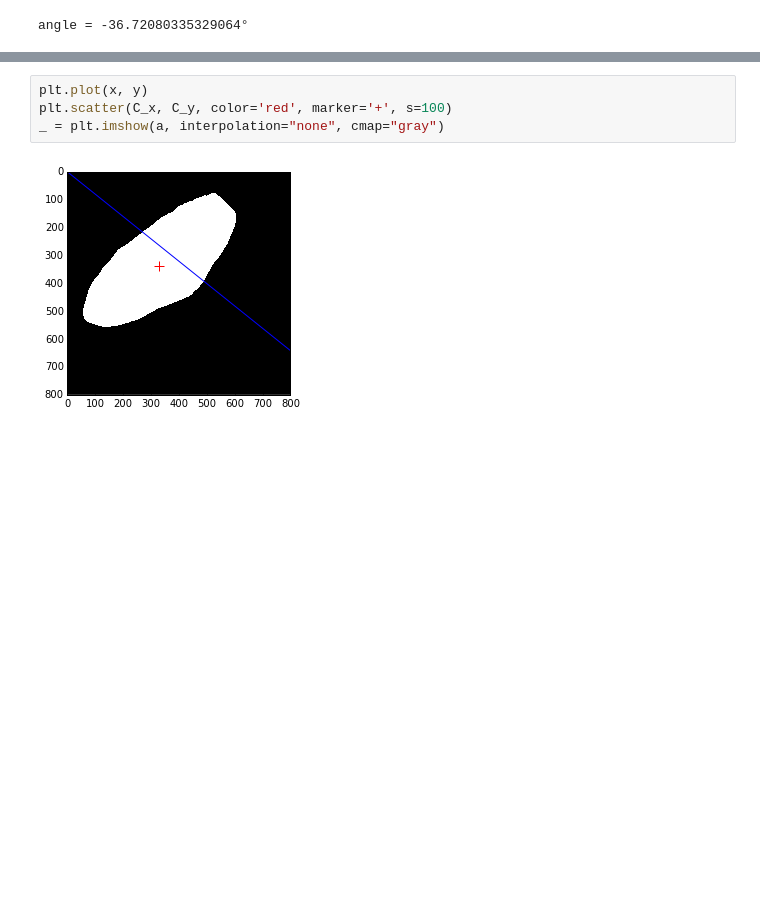
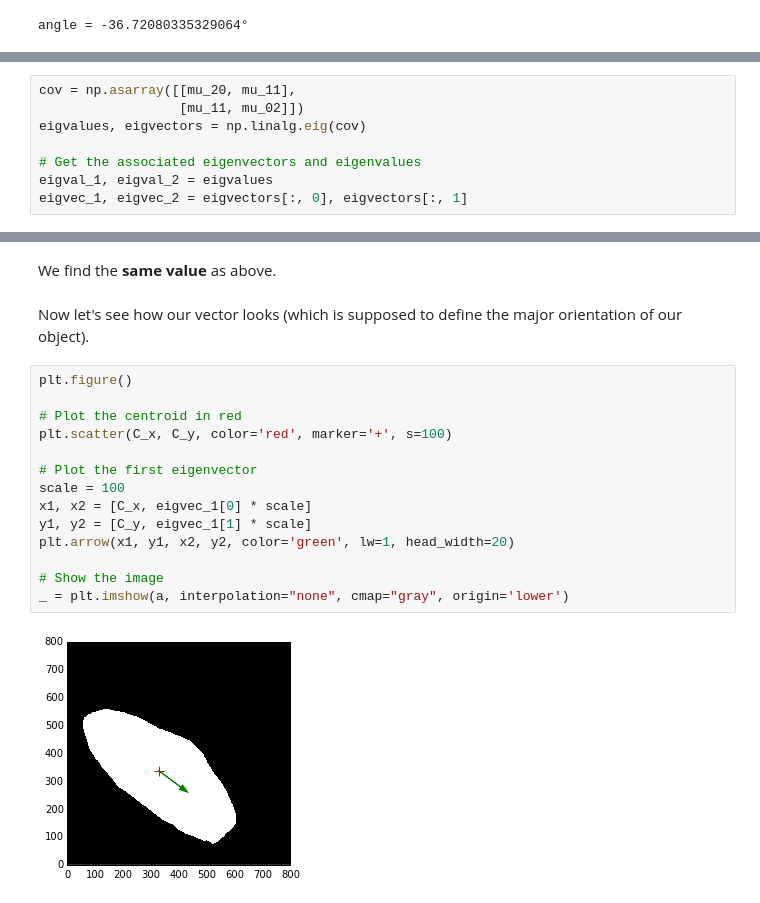
Before and after one commit to hadim/Public-Notebooks, a Jupyter notebook: fit_ellipse/fit_ellipse.ipynb, the cells around one changed output, grey strips where cells are left out. Saved outputs shown, nothing was run; the diff lists cells and outputs as text; blank space fills up the shorter version.

```diff
--- a/fit_ellipse/fit_ellipse.ipynb
+++ b/fit_ellipse/fit_ellipse.ipynb
@@ -178,0 +205,8 @@ y = x * np.cos(theta)
+# %%
+cov = np.asarray([[mu_20, mu_11],
+                  [mu_11, mu_02]])
+eigvalues, eigvectors = np.linalg.eig(cov)
+
+# Get the associated eigenvectors and eigenvalues
+eigval_1, eigval_2 = eigvalues
+eigvec_1, eigvec_2 = eigvectors[:, 0], eigvectors[:, 1]
@@ -179,6 +231,20 @@ y = x * np.cos(theta)
+# %% [markdown]
+We find the **same value** as above.
+# %% [markdown]
+Now let's see how our vector looks (which is supposed to define the major orientation of our object).
 # %%
-plt.plot(x, y)
+plt.figure()
+
+# Plot the centroid in red
 plt.scatter(C_x, C_y, color='red', marker='+', s=100)
-_ = plt.imshow(a, interpolation="none", cmap="gray")
+
+# Plot the first eigenvector
+scale = 100
+x1, x2 = [C_x, eigvec_1[0] * scale]
+y1, y2 = [C_y, eigvec_1[1] * scale]
+plt.arrow(x1, y1, x2, y2, color='green', lw=1, head_width=20)
+
+# Show the image
+_ = plt.imshow(a, interpolation="none", cmap="gray", origin='lower')
 # %% [output]
-[figure, old version]
+[figure, new version]
```
Also changed, not shown: parts of 22 cells of this notebook, 1 other file.
